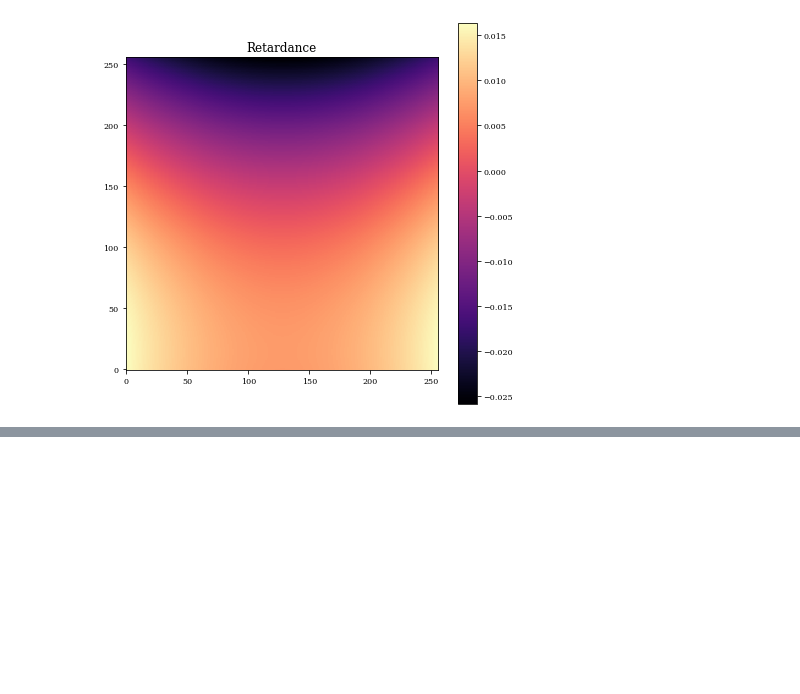
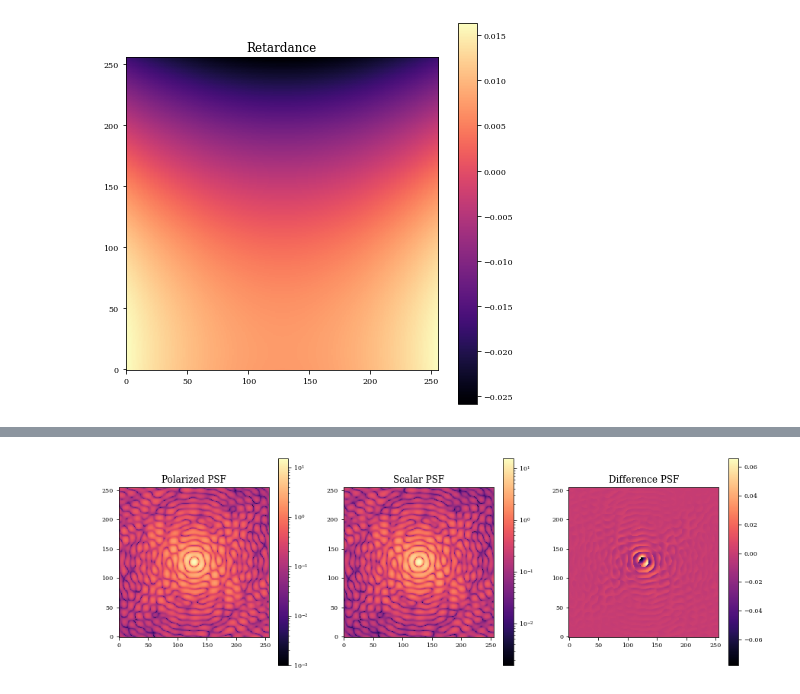
Before and after one commit to Jashcraf/poke, a Jupyter notebook: poppy_tests.ipynb, the cells around one changed output, grey strips where cells are left out. Saved outputs shown, nothing was run; the diff lists cells and outputs as text; code cells hidden in the pictures; blank space fills up the shorter version.

Commit message:
Simulated 1 L/D lyot coronagraph w/ polarization

```diff
--- a/poppy_tests.ipynb
+++ b/poppy_tests.ipynb
@@ -136,0 +181,4 @@ plot.show()
+# %%
+j11_coron = PropagateMilesCoronagraph(j11)
+j12_coron = PropagateMilesCoronagraph(j12)
+ref_coron = PropagateMilesCoronagraph(j11_mean)
@@ -136,0 +195,24 @@ plot.show()
+# %%
+# Crop the PSF
+j11_cropped = CropCenter(np.abs(j11_coron.wavefront + j12_coron.wavefront),128)
+ref_cropped = CropCenter(np.abs(ref_coron.wavefront),128)
+
+plot.figure(figsize=[15,5])
+plot.subplot(131)
+plot.title('Polarized PSF')
+plot.imshow(j11_cropped,norm=LogNorm())
+plot.colorbar()
+
+plot.subplot(132)
+plot.title('Scalar PSF')
+plot.imshow(ref_cropped,norm=LogNorm())
+plot.colorbar()
+
+plot.subplot(133)
+plot.title('Difference PSF')
+plot.imshow(j11_cropped-ref_cropped)
+plot.colorbar()
+
+plot.show()
+# %% [output]
+[figure, added]
```
Also changed, not shown: parts of 5 cells of this notebook, 2 other files.
